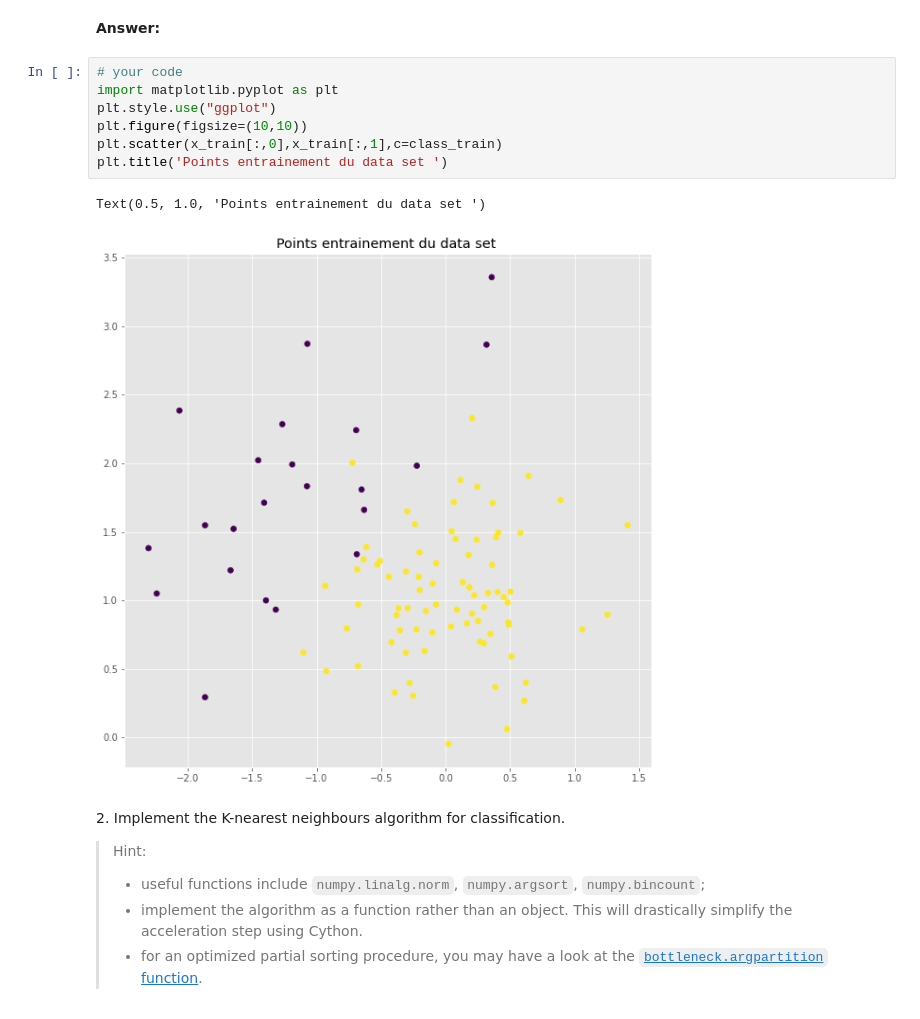
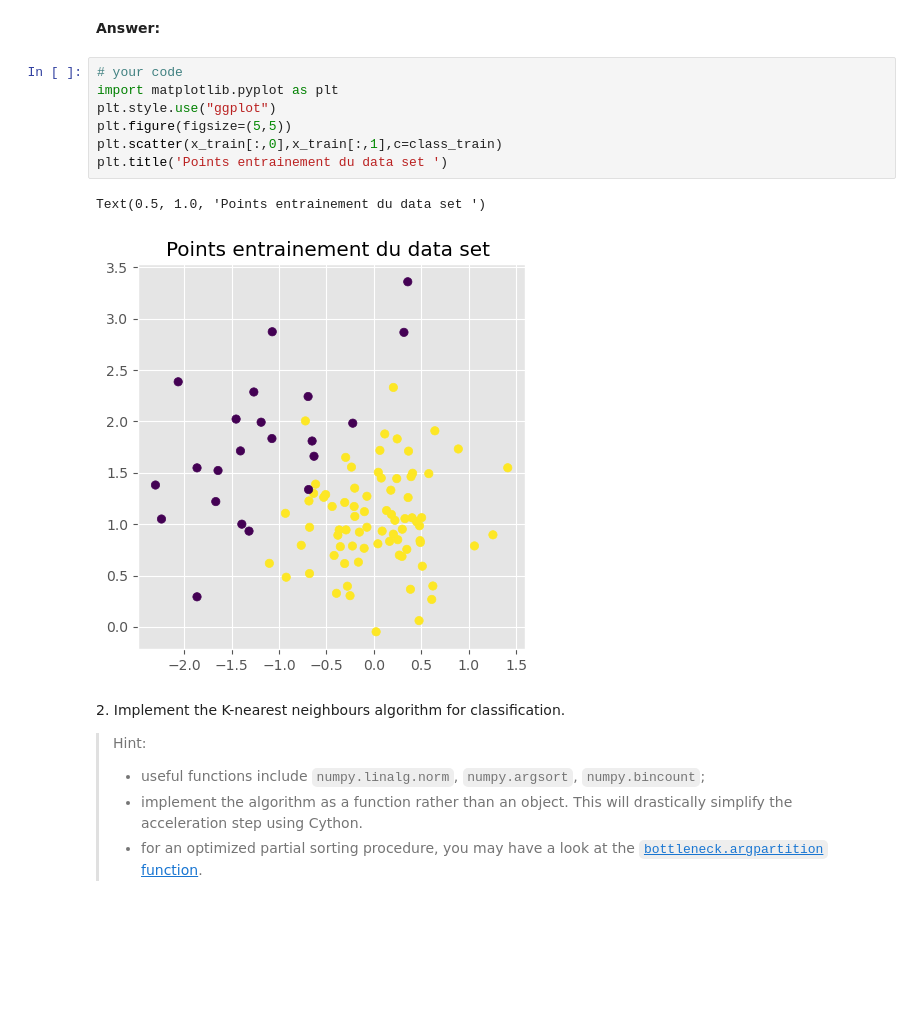
Before and after one commit to VictorCilleros/python_sdia_All, a Jupyter notebook: Labs/Lab4/lab4.ipynb, the cells around one changed output. Saved outputs shown, nothing was run; the diff lists cells and outputs as text; blank space fills up the shorter version.

```diff
--- a/Labs/Lab4/lab4.ipynb
+++ b/Labs/Lab4/lab4.ipynb
@@ -62,13 +63,13 @@ N_test = test.shape[0]
 # %%
 # your code
 import matplotlib.pyplot as plt
 plt.style.use("ggplot")
-plt.figure(figsize=(10,10))
+plt.figure(figsize=(5,5))
 plt.scatter(x_train[:,0],x_train[:,1],c=class_train)
 plt.title('Points entrainement du data set ')
 # %% [output]
 Text(0.5, 1.0, 'Points entrainement du data set ')
-[figure, old version]
+[figure, new version]
 # %% [markdown]
 2\. Implement the K-nearest neighbours algorithm for classification.
 
```
Also changed, not shown: parts of 11 cells of this notebook.
